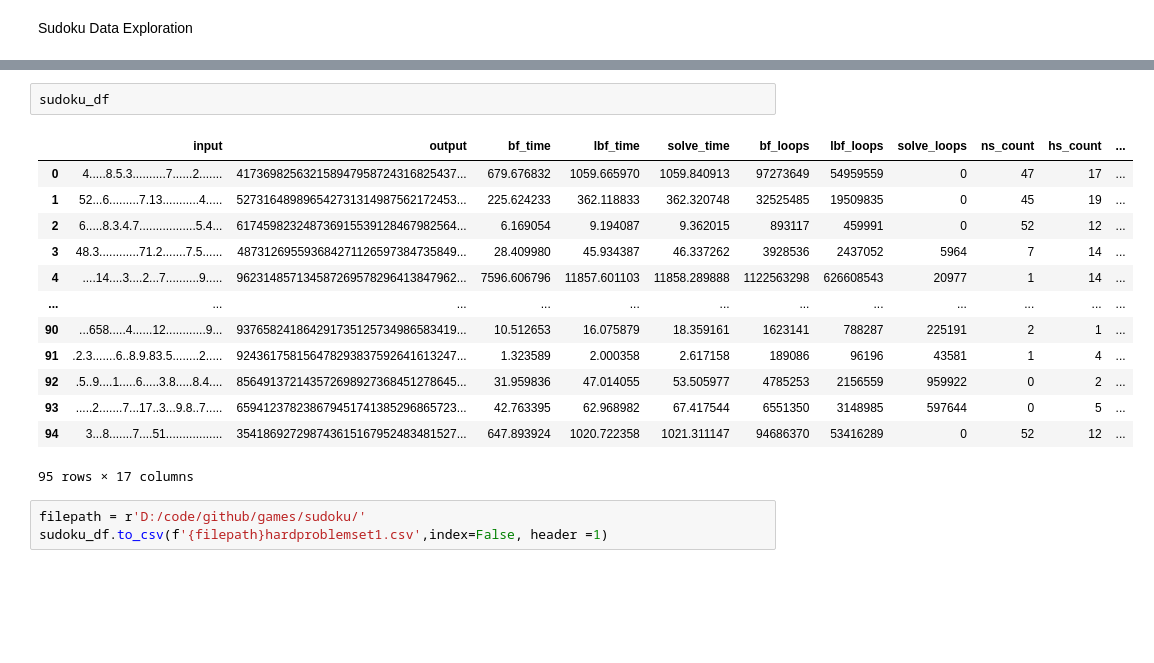
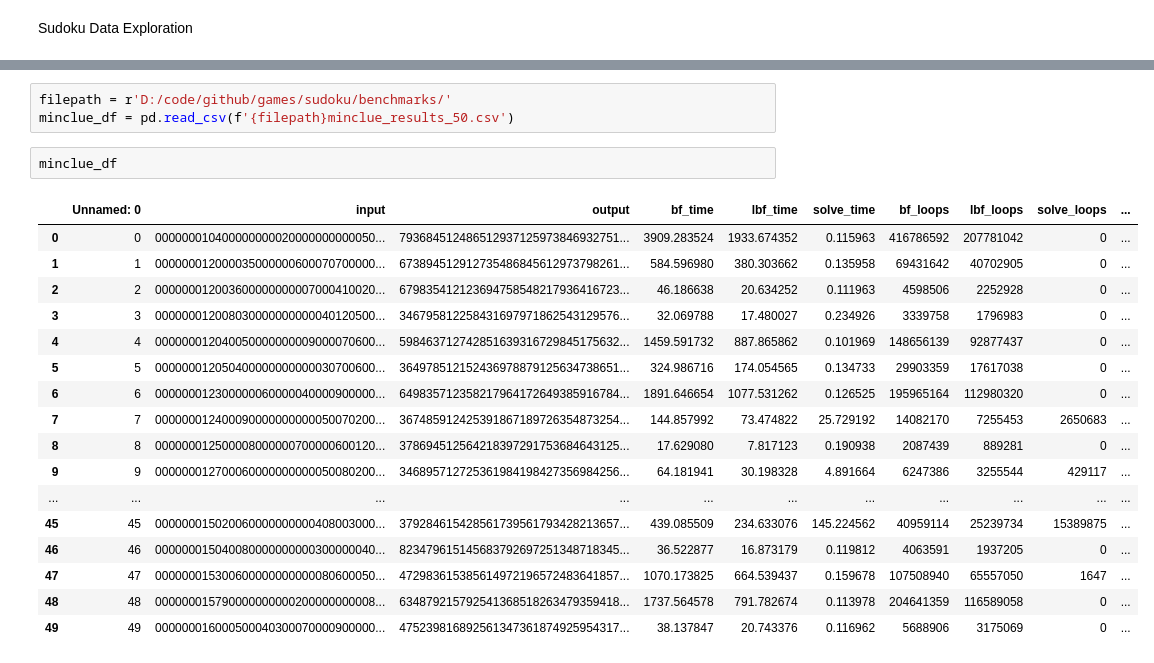
Before and after one commit to evan-freeman/games, a Jupyter notebook: sudoku/Sudoku Data Exploration.ipynb, the cells around one changed output, grey strips where cells are left out. Cells and saved outputs as stored; diff of their text form; blank space fills up the shorter version.

```diff
--- a/sudoku/Sudoku Data Exploration.ipynb
+++ b/sudoku/Sudoku Data Exploration.ipynb
@@ -108,19 +7,23 @@ Here is the BruteForce solution result:
-# %%
-sudoku_df
-# %% [output]
-|  | input | output | bf_time | lbf_time | solve_time | bf_loops | lbf_loops | solve_loops | ns_count | hs_count | ... |
-| 0 | 4.....8.5.3..........7......2....... | 417369825632158947958724316825437... | 679.676832 | 1059.665970 | 1059.840913 | 97273649 | 54959559 | 0 | 47 | 17 | ... |
-| 1 | 52...6.........7.13...........4..... | 527316489896542731314987562172453... | 225.624233 | 362.118833 | 362.320748 | 32525485 | 19509835 | 0 | 45 | 19 | ... |
-| 2 | 6.....8.3.4.7.................5.4... | 617459823248736915539128467982564... | 6.169054 | 9.194087 | 9.362015 | 893117 | 459991 | 0 | 52 | 12 | ... |
-| 3 | 48.3............71.2.......7.5...... | 487312695593684271126597384735849... | 28.409980 | 45.934387 | 46.337262 | 3928536 | 2437052 | 5964 | 7 | 14 | ... |
-| 4 | ....14....3....2...7..........9..... | 962314857134587269578296413847962... | 7596.606796 | 11857.601103 | 11858.289888 | 1122563298 | 626608543 | 20977 | 1 | 14 | ... |
-| ... | ... | ... | ... | ... | ... | ... | ... | ... | ... | ... | ... |
-| 90 | ...658.....4......12............9... | 937658241864291735125734986583419... | 10.512653 | 16.075879 | 18.359161 | 1623141 | 788287 | 225191 | 2 | 1 | ... |
-| 91 | .2.3.......6..8.9.83.5........2..... | 924361758156478293837592641613247... | 1.323589 | 2.000358 | 2.617158 | 189086 | 96196 | 43581 | 1 | 4 | ... |
-| 92 | .5..9....1.....6.....3.8.....8.4.... | 856491372143572698927368451278645... | 31.959836 | 47.014055 | 53.505977 | 4785253 | 2156559 | 959922 | 0 | 2 | ... |
-| 93 | .....2.......7...17..3...9.8..7..... | 659412378238679451741385296865723... | 42.763395 | 62.968982 | 67.417544 | 6551350 | 3148985 | 597644 | 0 | 5 | ... |
-| 94 | 3...8.......7....51................. | 354186927298743615167952483481527... | 647.893924 | 1020.722358 | 1021.311147 | 94686370 | 53416289 | 0 | 52 | 12 | ... |
-95 rows × 17 columns
 # %%
-filepath = r'D:/code/github/games/sudoku/'
-sudoku_df.to_csv(f'{filepath}hardproblemset1.csv',index=False, header =1)
+filepath = r'D:/code/github/games/sudoku/benchmarks/'
+minclue_df = pd.read_csv(f'{filepath}minclue_results_50.csv')
+# %%
+minclue_df
+# %% [output]
+|  | Unnamed: 0 | input | output | bf_time | lbf_time | solve_time | bf_loops | lbf_loops | solve_loops | ... |
+| 0 | 0 | 000000010400000000020000000000050... | 793684512486512937125973846932751... | 3909.283524 | 1933.674352 | 0.115963 | 416786592 | 207781042 | 0 | ... |
+| 1 | 1 | 000000012000035000000600070700000... | 673894512912735486845612973798261... | 584.596980 | 380.303662 | 0.135958 | 69431642 | 40702905 | 0 | ... |
+| 2 | 2 | 000000012003600000000007000410020... | 679835412123694758548217936416723... | 46.186638 | 20.634252 | 0.111963 | 4598506 | 2252928 | 0 | ... |
+| 3 | 3 | 000000012008030000000000040120500... | 346795812258431697971862543129576... | 32.069788 | 17.480027 | 0.234926 | 3339758 | 1796983 | 0 | ... |
+| 4 | 4 | 000000012040050000000009000070600... | 598463712742851639316729845175632... | 1459.591732 | 887.865862 | 0.101969 | 148656139 | 92877437 | 0 | ... |
+| 5 | 5 | 000000012050400000000000030700600... | 364978512152436978879125634738651... | 324.986716 | 174.054565 | 0.134733 | 29903359 | 17617038 | 0 | ... |
+| 6 | 6 | 000000012300000060000040000900000... | 649835712358217964172649385916784... | 1891.646654 | 1077.531262 | 0.126525 | 195965164 | 112980320 | 0 | ... |
+| 7 | 7 | 000000012400090000000000050070200... | 367485912425391867189726354873254... | 144.857992 | 73.474822 | 25.729192 | 14082170 | 7255453 | 2650683 | ... |
+| 8 | 8 | 000000012500008000000700000600120... | 378694512564218397291753684643125... | 17.629080 | 7.817123 | 0.190938 | 2087439 | 889281 | 0 | ... |
+| 9 | 9 | 000000012700060000000000050080200... | 346895712725361984198427356984256... | 64.181941 | 30.198328 | 4.891664 | 6247386 | 3255544 | 429117 | ... |
+| ... | ... | ... | ... | ... | ... | ... | ... | ... | ... | ... |
+| 45 | 45 | 000000015020060000000000408003000... | 379284615428561739561793428213657... | 439.085509 | 234.633076 | 145.224562 | 40959114 | 25239734 | 15389875 | ... |
+| 46 | 46 | 000000015040080000000000300000040... | 823479615145683792697251348718345... | 36.522877 | 16.873179 | 0.119812 | 4063591 | 1937205 | 0 | ... |
+| 47 | 47 | 000000015300600000000000080600050... | 472983615385614972196572483641857... | 1070.173825 | 664.539437 | 0.159678 | 107508940 | 65557050 | 1647 | ... |
+| 48 | 48 | 000000015790000000000200000000008... | 634879215792541368518263479359418... | 1737.564578 | 791.782674 | 0.113978 | 204641359 | 116589058 | 0 | ... |
+| 49 | 49 | 000000016000500040300070000900000... | 475239816892561347361874925954317... | 38.137847 | 20.743376 | 0.116962 | 5688906 | 3175069 | 0 | ... |
```
Also changed, not shown: parts of 7 cells of this notebook, 9 other files.
